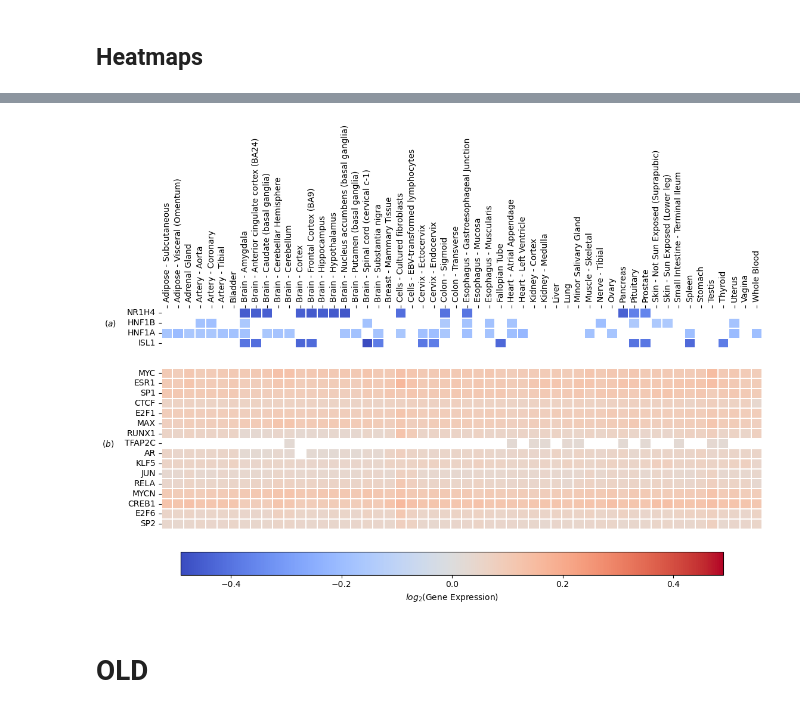
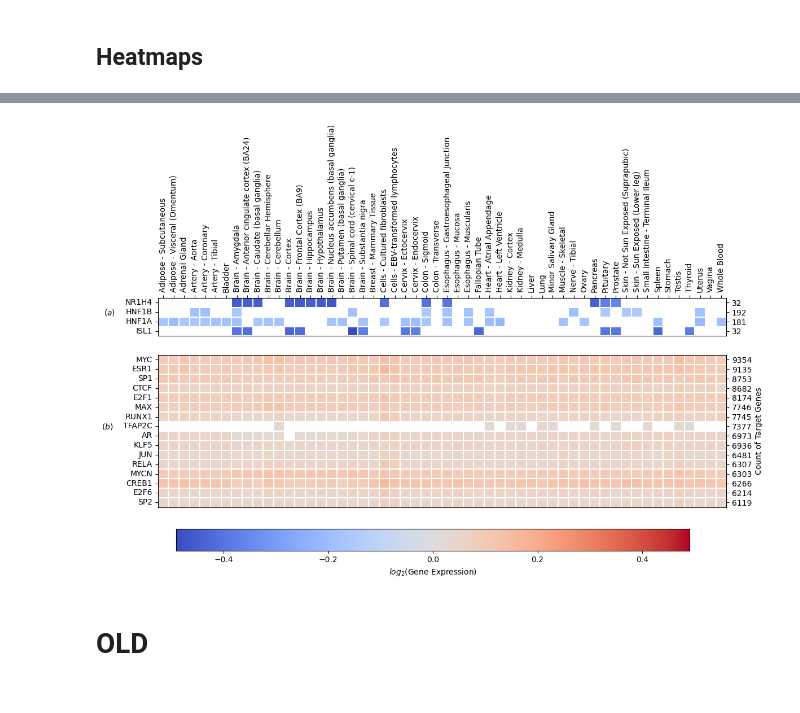
Before and after one commit to JulianMeigen/Bachelor, a Jupyter notebook: E_Single_TFBS/Pearson_seaborn.ipynb, the cells around one changed output, grey strips where cells are left out. Drawn from its saved outputs; the diff is of its cells as text; code cells hidden in the pictures.

```diff
--- a/E_Single_TFBS/Pearson_seaborn.ipynb
+++ b/E_Single_TFBS/Pearson_seaborn.ipynb
@@ -32,9 +32,11 @@ path_homotypic = r"C:\Users\julia\MyPython\BA\Homotypic_All_TFBS_new.csv"
 # %%
 # MAC
 
-# path = "/Users/julianmeigen/Uni/Bachelor/DATA/All_TFBS_new.csv"
+path = "/Users/julianmeigen/Uni/Bachelor/DATA/All_TFBS_new.csv"
 # path_ens = "/Users/julianmeigen/Uni/Bachelor/DATA/DataSet_TFs_ENSEMBLE_IDs.txt"
 # path_gtex = "/Users/julianmeigen/Uni/Bachelor/DATA/GTEx_GenExpr_ucsc.csv"
+
+path_homotypic = "/Users/julianmeigen/Uni/Bachelor/DATA/Homotypic_All_TFBS_new.csv"
 # %%
 # Load Data
 
@@ -609,0 +632,2 @@ plot_df = pos
+# %%
+id_count = pd.read_csv("images/CSV_tf_id_count.csv").set_index("tf").geneID
@@ -639,3 +670,6 @@ plot_df = r_df_filtered_by_p_value
+# %%
+plot_df = r_df_filtered_by_p_value
+plot_id_count = id_count.loc[plot_df.index]
 # %%
 ## Specific TFs
 tf_most_target_genes = ['MYC', 'ESR1', 'SP1', 'CTCF', 'E2F1', 'MAX', 'RUNX1', 'TFAP2C', 'AR', 'KLF5', 'JUN', 'RELA', 'MYCN', 'CREB1', 'E2F6', 'SP2']
@@ -691,6 +725,7 @@ plt.subplots_adjust(wspace=0.06, hspace=0.2)
 # sns.heatmap(extreme_df_plot.iloc[1:,54:], ax=axes[0], xticklabels=True, yticklabels=True,  **heatmapkws)
 # Normal heatmap
 sns.heatmap(extreme_df_plot, ax=axes[0], xticklabels=True, yticklabels=True,  **heatmapkws)
+
 # mean gene expr over all
 # sns.heatmap(extreme_df_plot.iloc[:1,54:], ax=axes[0,1], xticklabels=True, yticklabels=True,  **heatmapkws)
 
@@ -704,36 +739,45 @@ sns.heatmap(most_df_plot, ax=axes[1], xticklabels=True, yticklabels=True,  **hea
 
 
 
 # axes[0,0].set_xlabel('Tissues')
 axes[0].set_ylabel('$(a)$', rotation=0, labelpad = 20)
 
 # Main Heatmap, x ticks entfernen, y-ticks lassen
 axes[0].tick_params(axis="x",top=True,labeltop=True, labelbottom=False, bottom=False, labelrotation=90)
 axes[0].tick_params(axis="y", labelrotation=0)
 
 # axes[0].set_xticklabels([])
 # axes[0].set_xticks([])
-
+ax2 = axes[0].twinx()
+#ax2.set_ylabel("Count of Target Genes")
+ax2.set_ylim([0,axes[0].get_ylim()[0]])
+ax2.set_yticks(axes[0].get_yticks())
+ax2.set_yticklabels(plot_id_count.loc[extreme_df_plot.index].values[::-1])
 
 
 axes[1].set_ylabel('$(b)$', rotation=0, labelpad = 20)
 # Main Heatmap, x ticks entfernen, y-ticks lassen
 axes[1].set_xticklabels([])
 axes[1].set_xticks([])
 
+ax3 = axes[1].twinx()
+ax3.set_ylabel("Count of Target Genes")
+ax3.set_ylim([0,axes[1].get_ylim()[0]])
+ax3.set_yticks(axes[1].get_yticks())
+ax3.set_yticklabels(plot_id_count.loc[most_df_plot.index].values[::-1])
 
 
 
 # Colorbar
 # cax = fig.add_axes([0.12, 0.9, 0.8, 0.01])
 cax = fig.add_axes([0.15,-.05,0.7,0.08])
 sm = mpl.cm.ScalarMappable(cmap=my_cmap, norm=norm)
 sm.set_array([])
 fig.colorbar(sm, cax=cax, orientation="horizontal", location="bottom", label="$log_2$(Gene Expression)")
 # plt.tight_layout()
-# plt.savefig(r"images_BA/heat_homotypic_pearson_extreme_and_most.pdf", bbox_inches = 'tight')
+#plt.savefig(r"images_BA/heat_homotypic_pearson_extreme_and_most.pdf", bbox_inches = 'tight')
 # %% [output]
-[figure, old version]
+[figure, new version]
 # %% [markdown]
 # OLD
 # %% [markdown]
```
Also changed, not shown: parts of 7 cells of this notebook, 8 other files.
